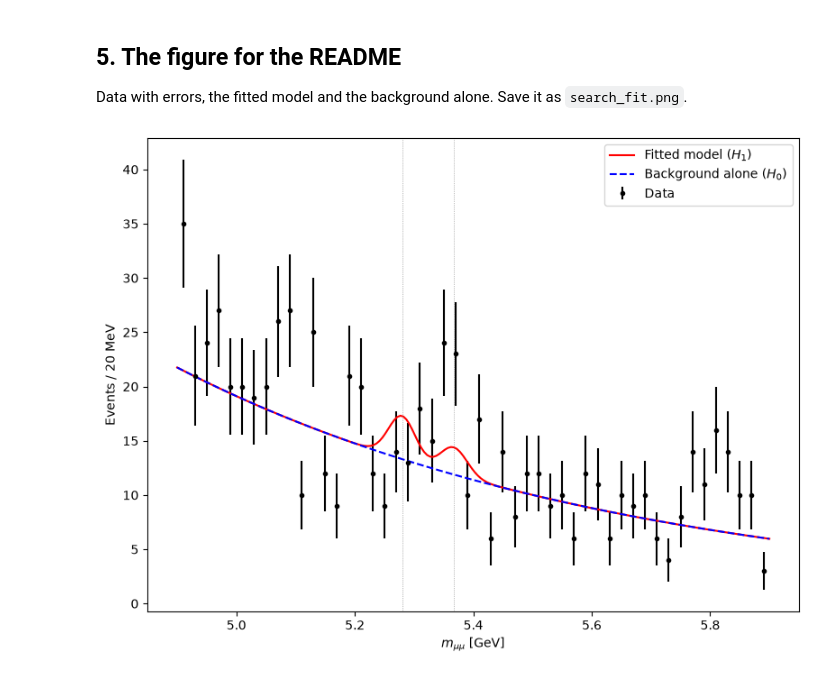
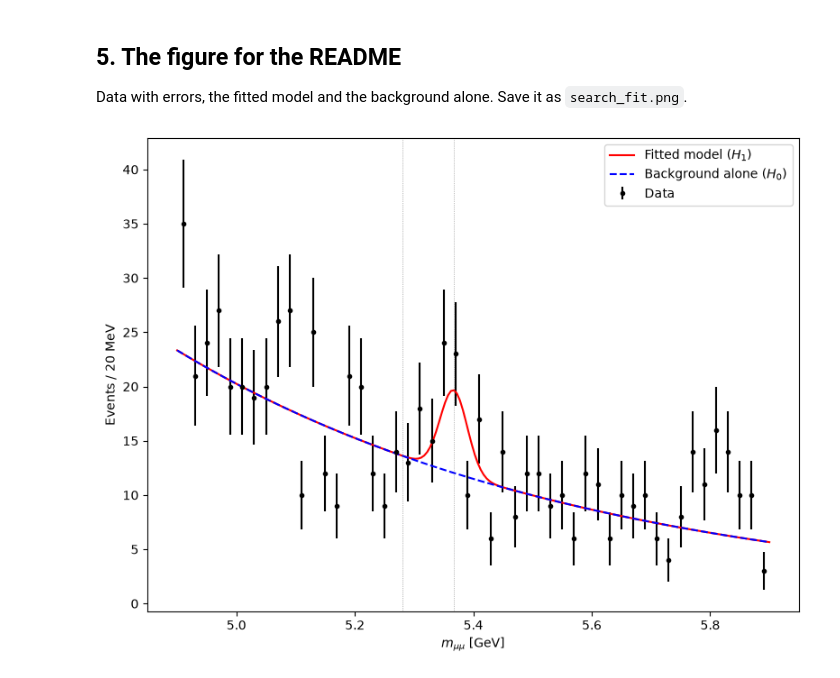
Before and after one commit to luis-cd/fca_bsmumu_fork, a Jupyter notebook: analysis.ipynb, the cells around one changed output. Drawn from its saved outputs; the diff is of its cells as text; code cells hidden in the pictures.

Commit message:
fix(analysis): Results were generated with mc data instead of real data

```diff
--- a/analysis.ipynb
+++ b/analysis.ipynb
@@ -183,31 +183,37 @@ Se ejecutó el análisis variando la semilla aleatoria del generador para compro
 
 Data with errors, the fitted model and the background alone. Save it as
 `search_fit.png`.
-# %%
-plt.figure(figsize=(8, 6))
-plt.errorbar(x, counts, yerr=np.sqrt(counts), fmt='k.', label='Data')
-
-x_dense = np.linspace(4.9, 5.9, 200)
-y_model = search.model(x_dense, *params, sigma)
-
-params_bkg = params.copy()
-params_bkg[2] = 0  # n_B0 = 0
-params_bkg[3] = 0  # n_Bs = 0
-y_bkg = search.model(x_dense, *params_bkg, sigma)
-
-plt.plot(x_dense, y_model, 'r-', label='Fitted model ($H_1$)')
-plt.plot(x_dense, y_bkg, 'b--', label='Background alone ($H_0$)')
-
-# Líneas de referencia para las masas
-for mass, name in [(search.M_B0, '$B^0$'), (search.M_BS, '$B_s$')]:
-    plt.axvline(mass, color='grey', lw=0.5, linestyle=':')
-
-plt.xlabel(r'$m_{\mu\mu}$ [GeV]')
-plt.ylabel('Events / 20 MeV')
-plt.legend(loc='upper right')
-plt.tight_layout()
-
-plt.savefig('search_fit.png', dpi=300)
-plt.show()
-# %% [output]
-[figure, removed]
+# %%
+events = dimuon.select(raw)
+m = dimuon.invariant_mass(events)
+x, counts = search.histogram(m)
+
+params, errors, chi2 = search.fit(m, sigma)
+
+plt.figure(figsize=(8, 6))
+plt.errorbar(x, counts, yerr=np.sqrt(counts), fmt='k.', label='Data')
+
+x_dense = np.linspace(4.9, 5.9, 200)
+y_model = search.model(x_dense, *params, sigma)
+
+params_bkg = params.copy()
+params_bkg[2] = 0  # n_B0 = 0
+params_bkg[3] = 0  # n_Bs = 0
+y_bkg = search.model(x_dense, *params_bkg, sigma)
+
+plt.plot(x_dense, y_model, 'r-', label='Fitted model ($H_1$)')
+plt.plot(x_dense, y_bkg, 'b--', label='Background alone ($H_0$)')
+
+# Líneas de referencia para las masas
+for mass, name in [(search.M_B0, '$B^0$'), (search.M_BS, '$B_s$')]:
+    plt.axvline(mass, color='grey', lw=0.5, linestyle=':')
+
+plt.xlabel(r'$m_{\mu\mu}$ [GeV]')
+plt.ylabel('Events / 20 MeV')
+plt.legend(loc='upper right')
+plt.tight_layout()
+
+plt.savefig('search_fit.png', dpi=300)
+plt.show()
+# %% [output]
+[figure, added]
```
Also changed, not shown: 1 other file.
